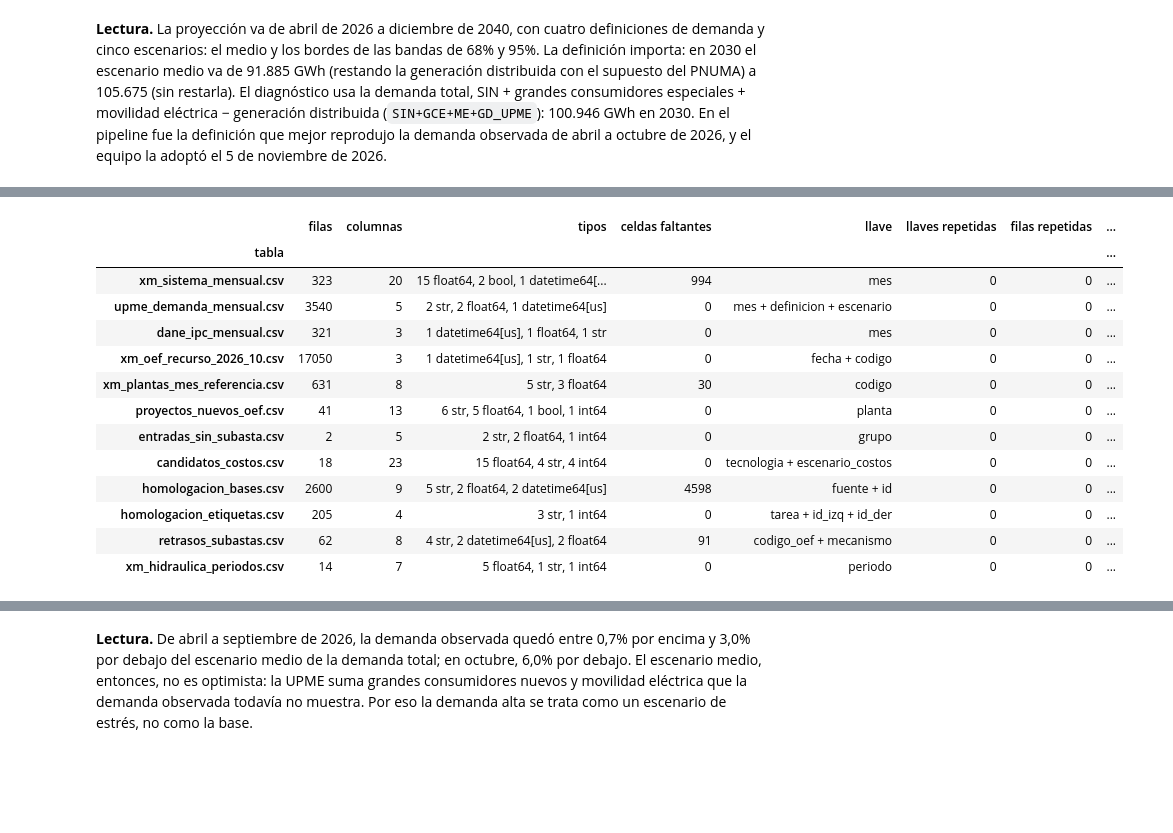
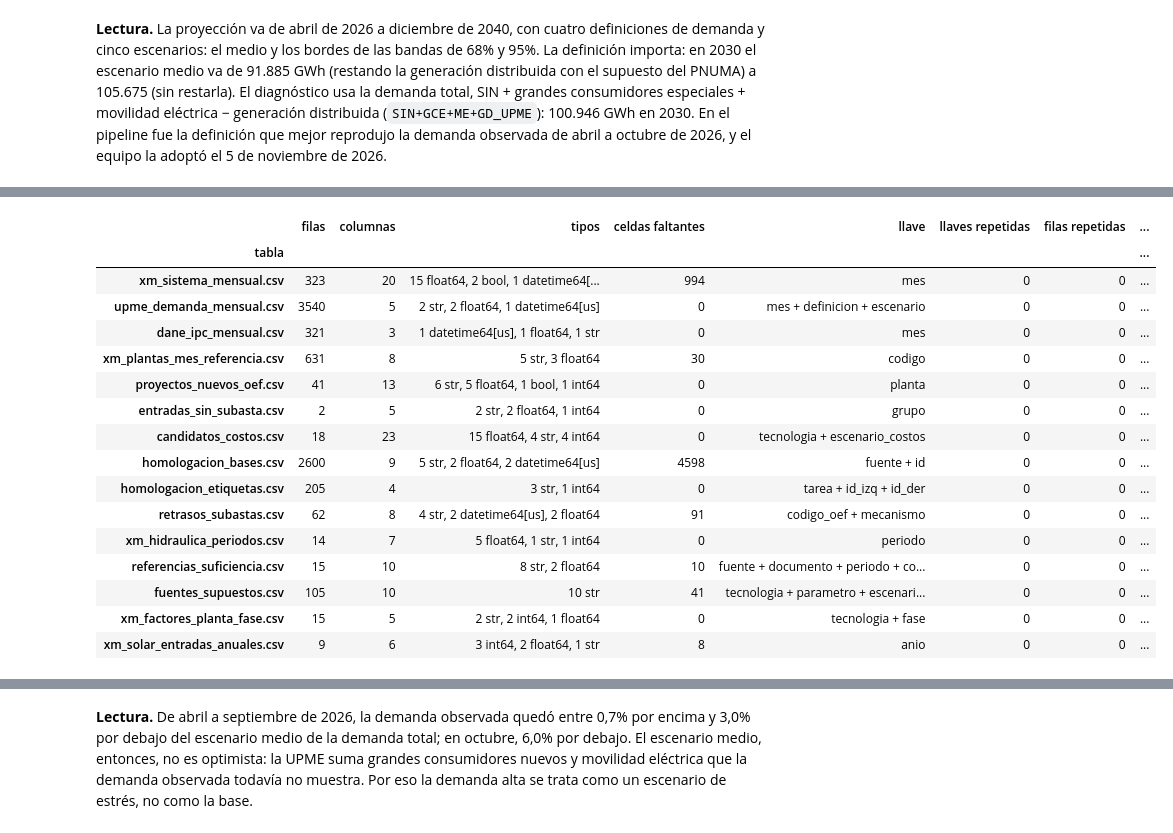
Before and after one commit to cterrassa/suficiencia-sin, a Jupyter notebook: Tutorial_Suficiencia_SIN.ipynb, the cells around one changed output, grey strips where cells are left out. Drawn from its saved outputs; the diff is of its cells as text; code cells hidden in the pictures; blank space fills up the shorter version.

```diff
--- a/Tutorial_Suficiencia_SIN.ipynb
+++ b/Tutorial_Suficiencia_SIN.ipynb
@@ -163,8 +151,17 @@ from plotly.subplots import make_subplots
 from rapidfuzz import fuzz, process
 from scipy.optimize import Bounds, LinearConstraint, milp
 
+SEPARADORES = str.maketrans(",.", ".,")   # 1,234.5 -> 1.234,5: los separadores del español
+
+
+def es(x, decimales=0):
+    """Número con los separadores del español: es(1234.5, 1) -> "1.234,5"."""
+    return f"{x:,.{decimales}f}".translate(SEPARADORES)
+
+
 pd.set_option("display.max_columns", 20)
 pd.set_option("display.width", 160)
+pd.set_option("display.float_format", lambda x: f"{x:,.6f}".rstrip("0").rstrip(".").translate(SEPARADORES))
 SEMILLA = 2026   # semilla de todas las simulaciones (secciones 5 y 6): el notebook da siempre los mismos resultados
 # %% [markdown]
 La tercera celda comprueba las versiones instaladas.
@@ -557,26 +455,28 @@ def revisar_tabla(nombre, llave, fechas=(), **opciones):
 # %%
 TABLAS = [("xm_sistema_mensual.csv", ["mes"], ["mes"], {}),
           ("upme_demanda_mensual.csv", ["mes", "definicion", "escenario"], ["mes"], {}),
           ("dane_ipc_mensual.csv", ["mes"], ["mes"], {}),
-          ("xm_oef_recurso_2026_10.csv", ["fecha", "codigo"], ["fecha"], {}),
           ("xm_plantas_mes_referencia.csv", ["codigo"], [], {"dtype": {"codigo": str}}),
           ("proyectos_nuevos_oef.csv", ["planta"], [], {}),
           ("entradas_sin_subasta.csv", ["grupo"], [], {}),
           ("candidatos_costos.csv", ["tecnologia", "escenario_costos"], [], {}),
           ("homologacion_bases.csv", ["fuente", "id"], ["fecha", "fecha_alta"], {"dtype": {"id": str}}),
           ("homologacion_etiquetas.csv", ["tarea", "id_izq", "id_der"], [], {"dtype": {"id_izq": str, "id_der": str}}),
           ("retrasos_subastas.csv", ["codigo_oef", "mecanismo"], ["compromiso", "fecha_entrada"], {}),
-          ("xm_hidraulica_periodos.csv", ["periodo"], [], {})]
+          ("xm_hidraulica_periodos.csv", ["periodo"], [], {}),
+          ("referencias_suficiencia.csv", ["fuente", "documento", "periodo", "concepto"], [], {}),
+          ("fuentes_supuestos.csv", ["tecnologia", "parametro", "escenario", "valor"], [], {}),
+          ("xm_factores_planta_fase.csv", ["tecnologia", "fase"], [], {}),
+          ("xm_solar_entradas_anuales.csv", ["anio"], [], {})]
 revision = pd.DataFrame([revisar_tabla(nombre, llave, fechas, **opciones)
                          for nombre, llave, fechas, opciones in TABLAS]).set_index("tabla")
 revision
 # %% [output]
 |  | filas | columnas | tipos | celdas faltantes | llave | llaves repetidas | filas repetidas | ... |
 | tabla |  |  |  |  |  |  |  | ... |
 | xm_sistema_mensual.csv | 323 | 20 | 15 float64, 2 bool, 1 datetime64[... | 994 | mes | 0 | 0 | ... |
 | upme_demanda_mensual.csv | 3540 | 5 | 2 str, 2 float64, 1 datetime64[us] | 0 | mes + definicion + escenario | 0 | 0 | ... |
 | dane_ipc_mensual.csv | 321 | 3 | 1 datetime64[us], 1 float64, 1 str | 0 | mes | 0 | 0 | ... |
-| xm_oef_recurso_2026_10.csv | 17050 | 3 | 1 datetime64[us], 1 str, 1 float64 | 0 | fecha + codigo | 0 | 0 | ... |
 | xm_plantas_mes_referencia.csv | 631 | 8 | 5 str, 3 float64 | 30 | codigo | 0 | 0 | ... |
 | proyectos_nuevos_oef.csv | 41 | 13 | 6 str, 5 float64, 1 bool, 1 int64 | 0 | planta | 0 | 0 | ... |
 | entradas_sin_subasta.csv | 2 | 5 | 2 str, 2 float64, 1 int64 | 0 | grupo | 0 | 0 | ... |
@@ -585,4 +485,8 @@ revision
 | homologacion_etiquetas.csv | 205 | 4 | 3 str, 1 int64 | 0 | tarea + id_izq + id_der | 0 | 0 | ... |
 | retrasos_subastas.csv | 62 | 8 | 4 str, 2 datetime64[us], 2 float64 | 91 | codigo_oef + mecanismo | 0 | 0 | ... |
 | xm_hidraulica_periodos.csv | 14 | 7 | 5 float64, 1 str, 1 int64 | 0 | periodo | 0 | 0 | ... |
+| referencias_suficiencia.csv | 15 | 10 | 8 str, 2 float64 | 10 | fuente + documento + periodo + co... | 0 | 0 | ... |
+| fuentes_supuestos.csv | 105 | 10 | 10 str | 41 | tecnologia + parametro + escenari... | 0 | 0 | ... |
+| xm_factores_planta_fase.csv | 15 | 5 | 2 str, 2 int64, 1 float64 | 0 | tecnologia + fase | 0 | 0 | ... |
+| xm_solar_entradas_anuales.csv | 9 | 6 | 3 int64, 2 float64, 1 str | 8 | anio | 0 | 0 | ... |
 # %% [markdown]
```
Also changed, not shown: parts of 131 cells of this notebook, 3 other files.
